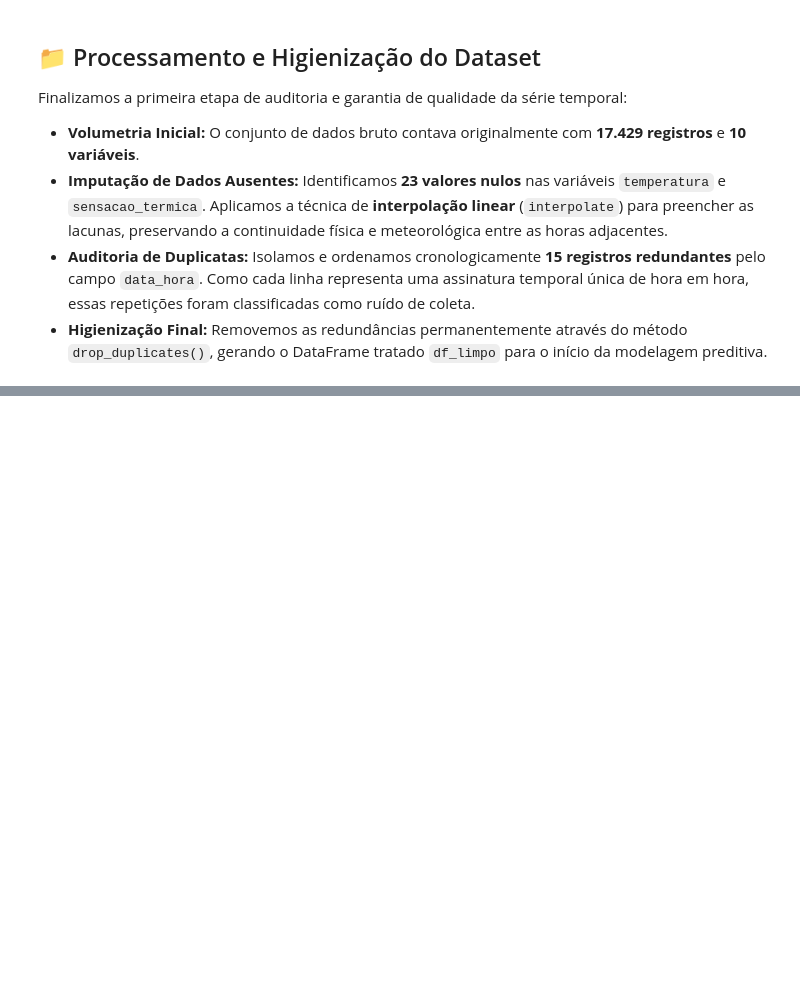
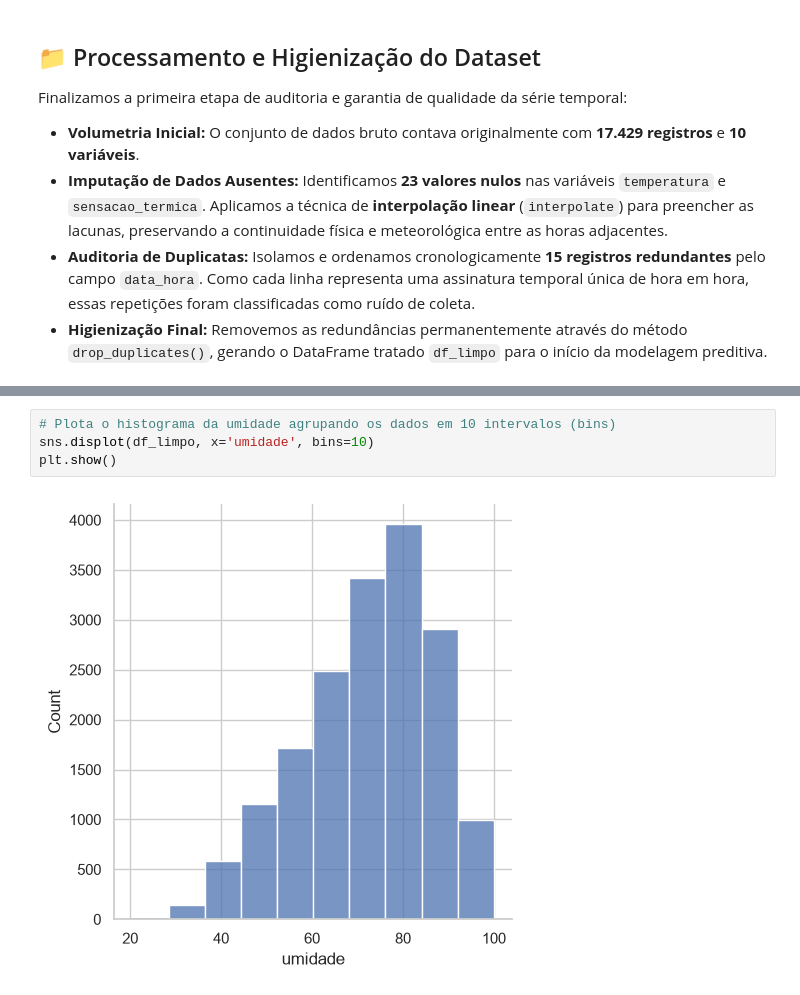
Before and after one commit to Vagnerkrg/Series-Temporais, a Jupyter notebook: Series_Temporais.ipynb, the cells around one changed output, grey strips where cells are left out. Drawn from its saved outputs; the diff is of its cells as text; blank space fills up the shorter version.

```diff
--- a/Series_Temporais.ipynb
+++ b/Series_Temporais.ipynb
@@ -223,0 +258,6 @@ Finalizamos a primeira etapa de auditoria e garantia de qualidade da série temp
+# %%
+# Plota o histograma da umidade agrupando os dados em 10 intervalos (bins)
+sns.displot(df_limpo, x='umidade', bins=10)
+plt.show()
+# %% [output]
+[figure, added]
```
Also changed, not shown: parts of 9 cells of this notebook.
